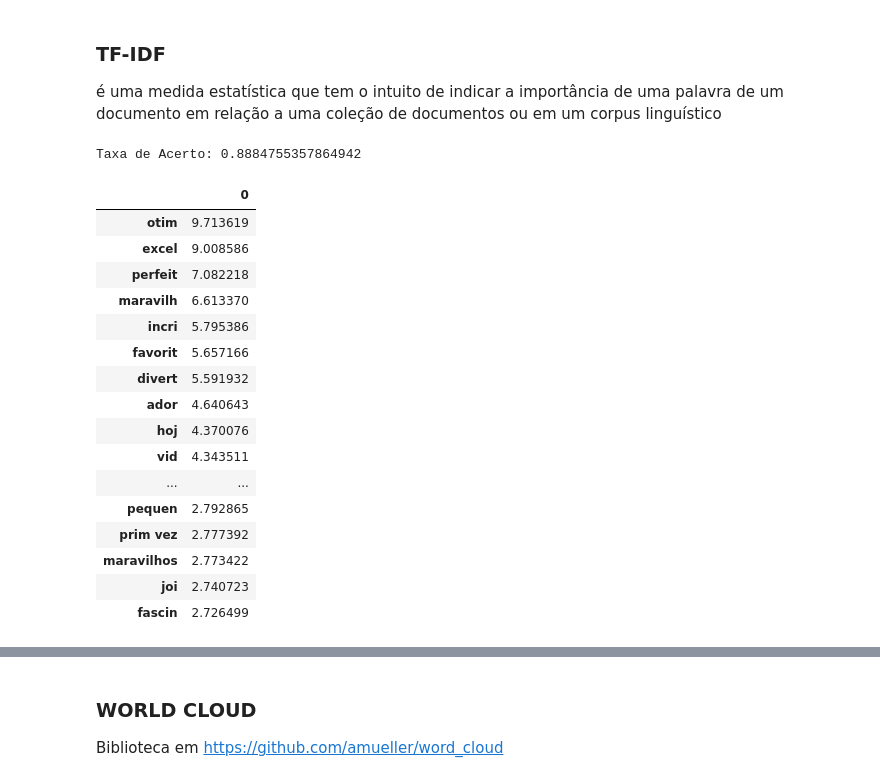
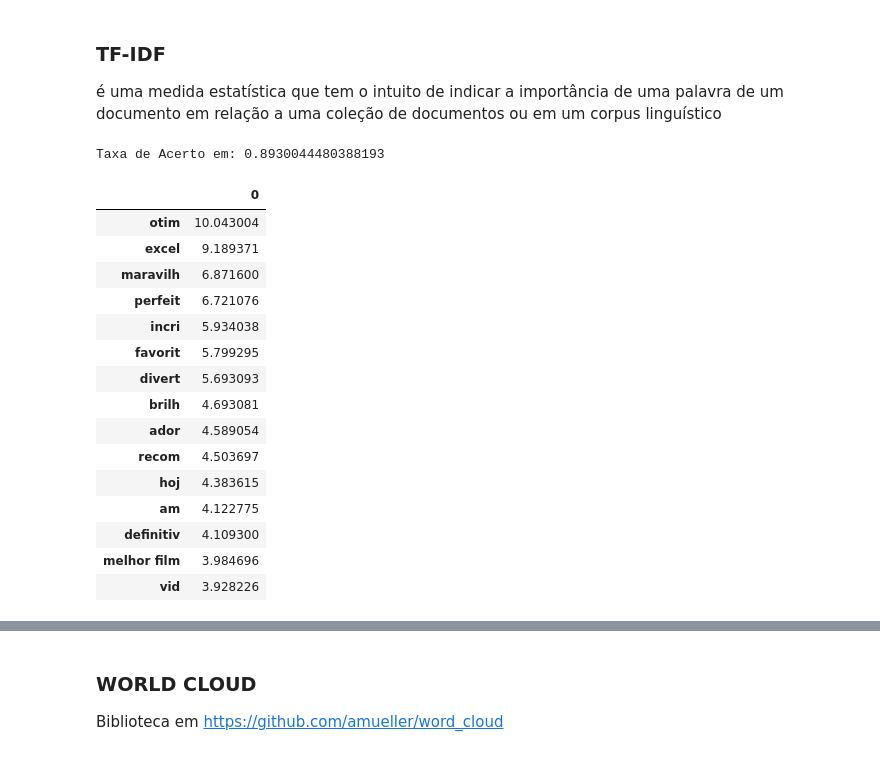
Before and after one commit to izmcm/machine-learning, a Jupyter notebook: [PLN]analise-filmes.ipynb, the cells around one changed output, grey strips where cells are left out. Cells and saved outputs as stored; diff of their text form; code cells hidden in the pictures.

```diff
--- a/[PLN]analise-filmes.ipynb
+++ b/[PLN]analise-filmes.ipynb
@@ -192,20 +192,22 @@ review['reviewStemmer'][0]
 
 é uma medida estatística que tem o intuito de indicar a importância de uma palavra de um documento em relação a uma coleção de documentos ou em um corpus linguístico
 # %%
+from sklearn.linear_model import LogisticRegression
+from sklearn.model_selection import train_test_split
 from sklearn.feature_extraction.text import TfidfVectorizer
 
 modelTfidf = TfidfVectorizer(ngram_range=(1, 2))
 
 tfidf = modelTfidf.fit_transform(review["reviewStemmer"])
 trainTfidf, testTfidf, trainClassTfidf, testClassTfidf = train_test_split(tfidf, review["sentimentBIN"],
-                                                                          random_state = 50)
+                                                                          random_state = 70)
+
+# treinando
+logisticRegression = LogisticRegression(solver='lbfgs')
+logisticRegression.fit(trainTfidf, trainClassTfidf)
+
+# testando
+scoreTfidf = logisticRegression.score(testTfidf, testClassTfidf)
+print("Taxa de Acerto em:", scoreTfidf)
+# %% [output]
+Taxa de Acerto em: 0.8930044480388193
-# %%
-# treinando
-logisticRegression = LogisticRegression(solver='lbfgs')
-logisticRegression.fit(trainTfidf, trainClassTfidf)
-
-# testando
-scoreTfidf = logisticRegression.score(testTfidf, testClassTfidf)
-print("Taxa de Acerto:", scoreTfidf)
-# %% [output]
-Taxa de Acerto: 0.8884755357864942
@@ -236,26 +214,25 @@ Taxa de Acerto: 0.8884755357864942
 # %%
 peso = pd.DataFrame(
     logisticRegression.coef_[0].T,
     index = modelTfidf.get_feature_names()
 )
 
-peso.nlargest(50,0)
+peso.nlargest(15,0)
 # %% [output]
 |  | 0 |
-| otim | 9.713619 |
-| excel | 9.008586 |
-| perfeit | 7.082218 |
-| maravilh | 6.613370 |
-| incri | 5.795386 |
-| favorit | 5.657166 |
-| divert | 5.591932 |
-| ador | 4.640643 |
-| hoj | 4.370076 |
-| vid | 4.343511 |
-| ... | ... |
-| pequen | 2.792865 |
-| prim vez | 2.777392 |
-| maravilhos | 2.773422 |
-| joi | 2.740723 |
-| fascin | 2.726499 |
+| otim | 10.043004 |
+| excel | 9.189371 |
+| maravilh | 6.871600 |
+| perfeit | 6.721076 |
+| incri | 5.934038 |
+| favorit | 5.799295 |
+| divert | 5.693093 |
+| brilh | 4.693081 |
+| ador | 4.589054 |
+| recom | 4.503697 |
+| hoj | 4.383615 |
+| am | 4.122775 |
+| definitiv | 4.109300 |
+| melhor film | 3.984696 |
+| vid | 3.928226 |
 # %%
```
Also changed, not shown: parts of 8 cells of this notebook.
